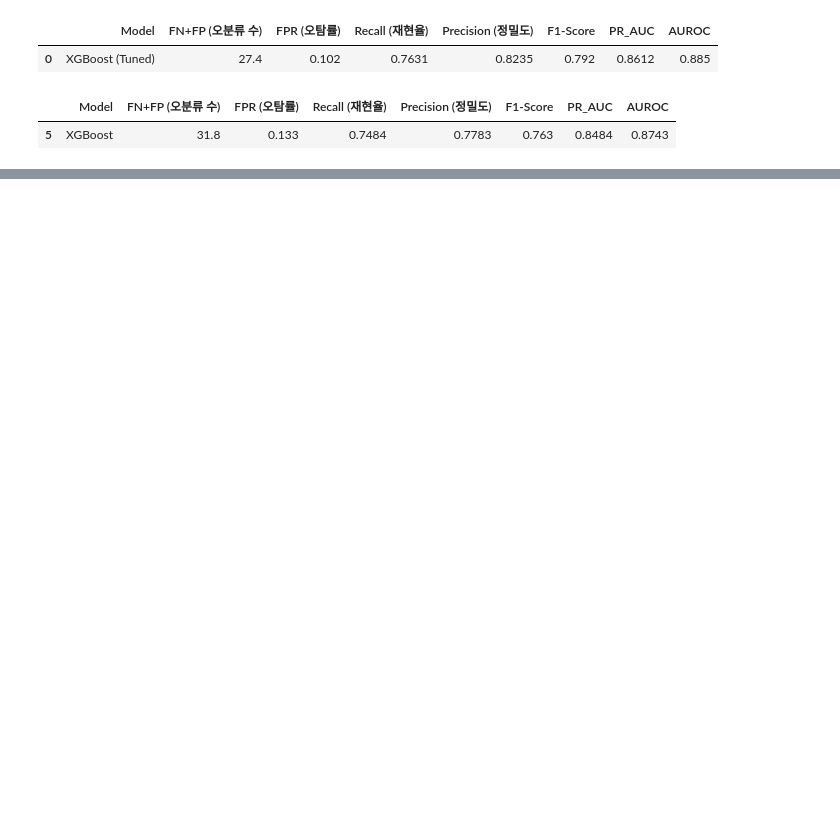
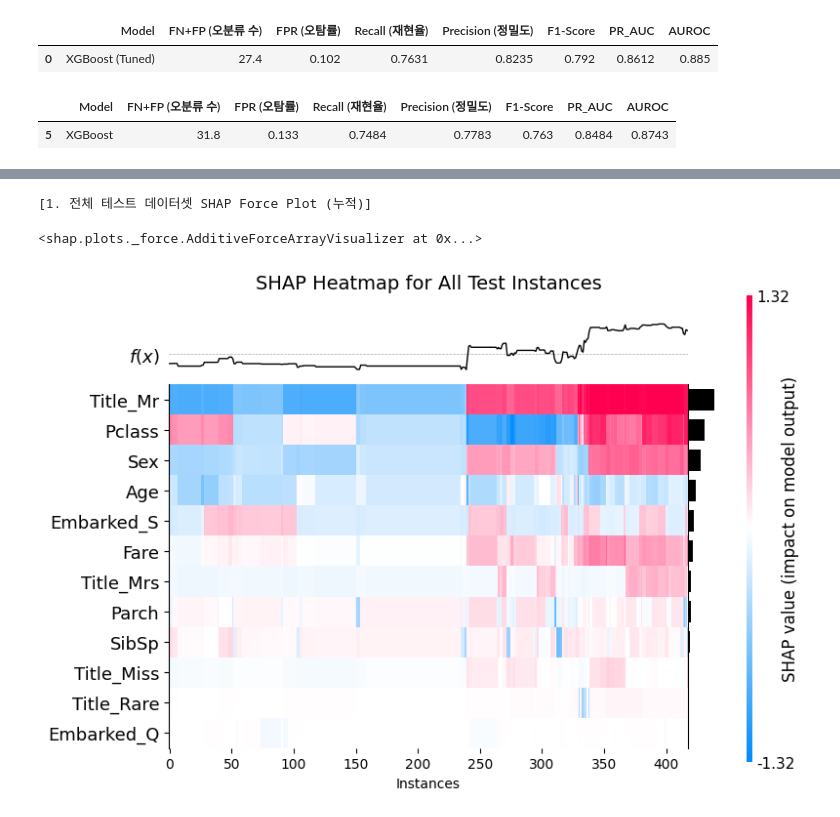
Before and after one commit to ancestor9/2026_Fall_Learning-Langchain-AI-Agent, a Jupyter notebook: excercise/term_project_ml.ipynb, the cells around one changed output, grey strips where cells are left out. Drawn from its saved outputs; the diff is of its cells as text; code cells hidden in the pictures; blank space fills up the shorter version.

Commit message:
Colab을 통해 생성됨

```diff
--- a/excercise/term_project_ml.ipynb
+++ b/excercise/term_project_ml.ipynb
@@ -653,0 +837,27 @@ results_df.tail(1)
+# %%
+import shap
+import matplotlib.pyplot as plt
+
+# Jupyter/Colab 환경에서 인터랙티브한 SHAP 시각화 활성화
+shap.initjs()
+
+# =====================================================================
+# 1. 전체 테스트 데이터(418개 샘플)에 대한 SHAP Force Plot 시각화
+# =====================================================================
+# 전체 샘플을 가로축으로 누적하여, 마우스 오버를 통해 개별 요인을 탐색할 수 있는 반응형 그래프입니다.
+# Colab 환경에서 출력하기 위해 matplotlib=False 상태로 호출하며, HTML 객체를 반환합니다.
+print("[1. 전체 테스트 데이터셋 SHAP Force Plot (누적)]")
+force_plot = shap.force_plot(explainer.expected_value, shap_values.values, X_test)
+# Colab에서 정상 출력을 확인하기 위해 display 처리
+display(force_plot)
+
+# =====================================================================
+# 2. 전체 테스트 데이터에 대한 SHAP Heatmap (히트맵 플롯)
+# =====================================================================
+# x축은 샘플(인스턴스), y축은 피처를 나타내며 모델 출력을 높이거나 낮추는 기여도를 히트맵 컬러로 시각화합니다.
+plt.figure(figsize=(12, 6))
+plt.title("SHAP Heatmap for All Test Instances", fontsize=14, pad=15)
+shap.plots.heatmap(shap_values, max_display=12, show=False)
+plt.tight_layout()
+plt.show()
+# %% [output]
@@ -653,0 +865,3 @@ results_df.tail(1)
+[1. 전체 테스트 데이터셋 SHAP Force Plot (누적)]
+<shap.plots._force.AdditiveForceArrayVisualizer at 0x...>
+[figure, added]
```
Also changed, not shown: parts of 4 cells of this notebook.
